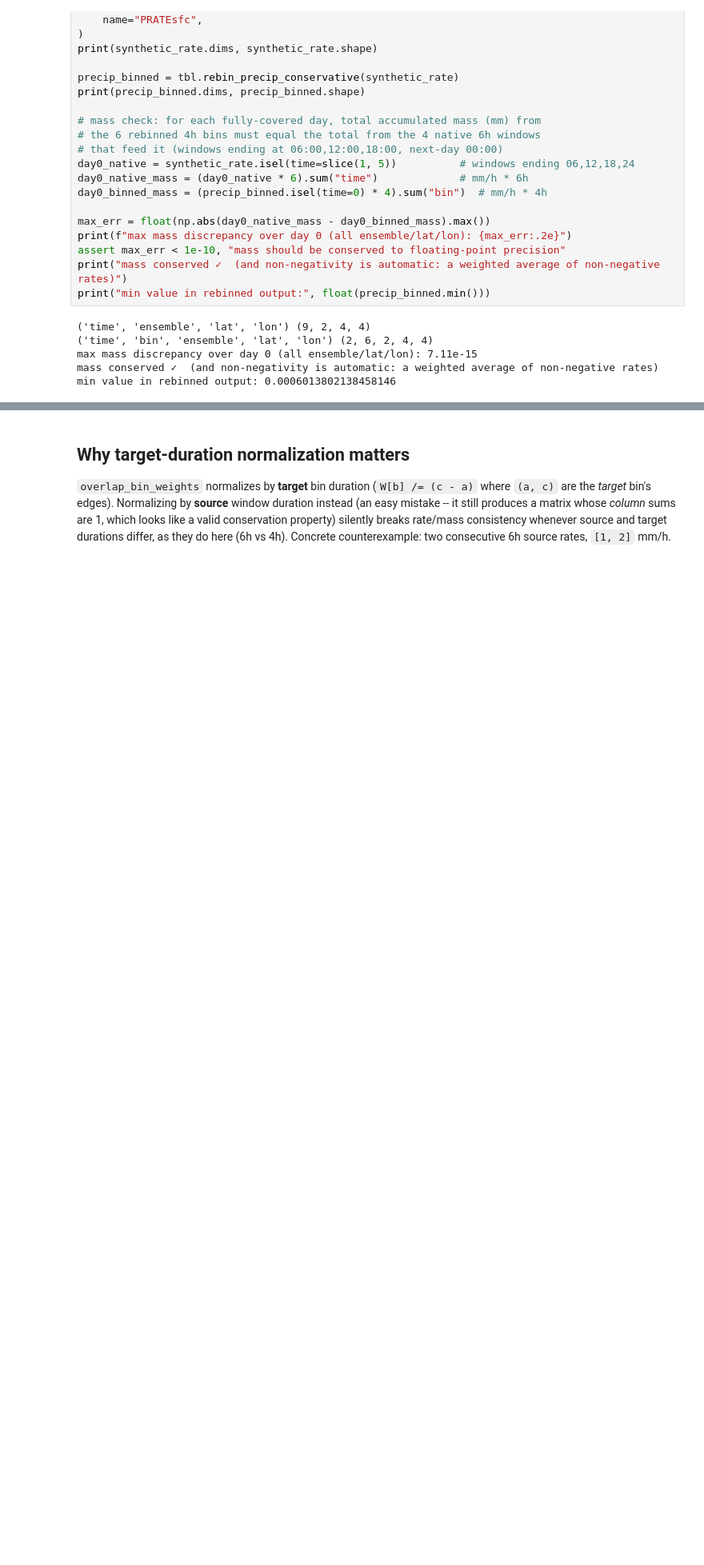
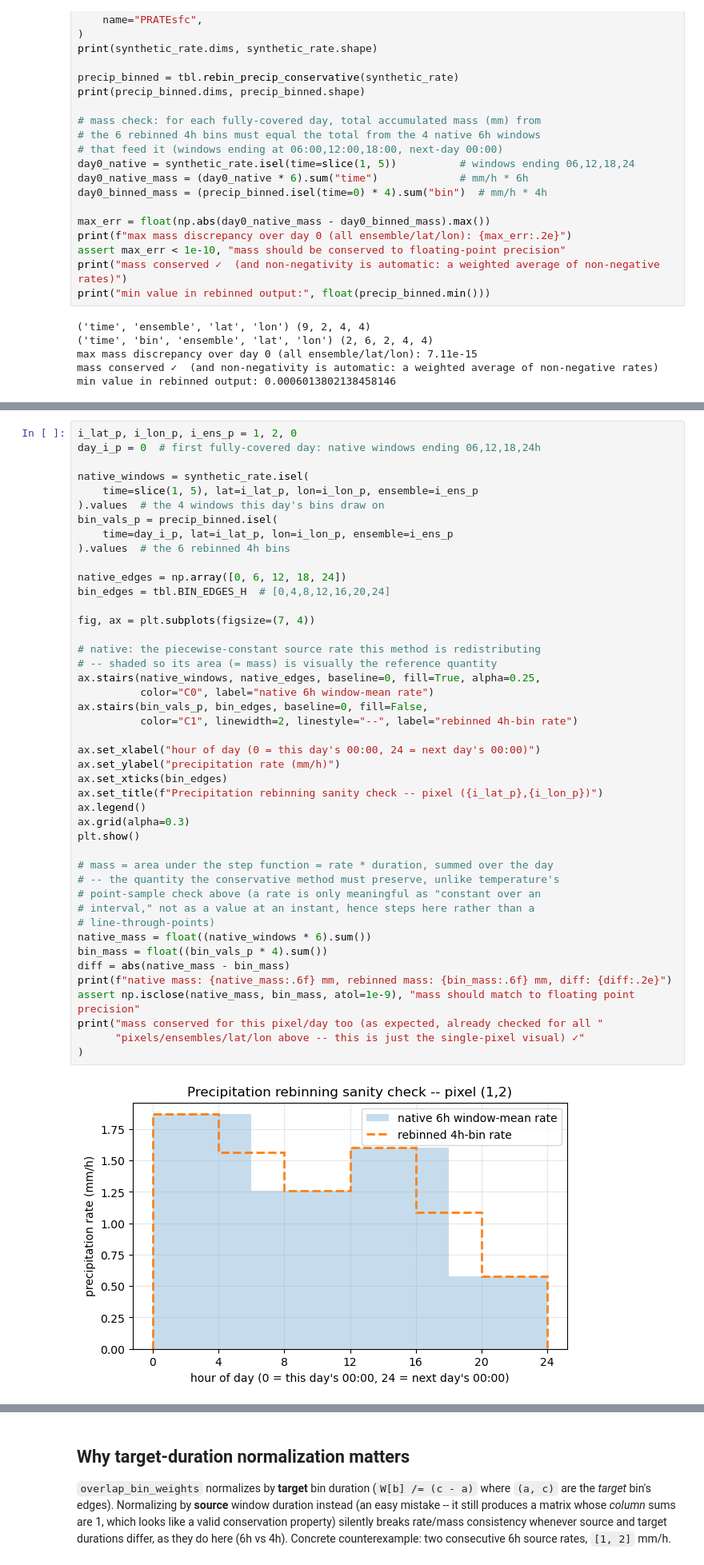
Before and after one commit to valentin-brekke/climate-hydro-pipeline, a Jupyter notebook: processing/temporal_binning/scripts/temporal_binning.ipynb, the cells around one changed output, grey strips where cells are left out. Shown at 80% size. Drawn from its saved outputs; the diff is of its cells as text; blank space fills up the shorter version.

```diff
--- a/processing/temporal_binning/scripts/temporal_binning.ipynb
+++ b/processing/temporal_binning/scripts/temporal_binning.ipynb
@@ -255,0 +270,46 @@ min value in rebinned output: 0.0006013802138458146
+# %%
+i_lat_p, i_lon_p, i_ens_p = 1, 2, 0
+day_i_p = 0  # first fully-covered day: native windows ending 06,12,18,24h
+
+native_windows = synthetic_rate.isel(
+    time=slice(1, 5), lat=i_lat_p, lon=i_lon_p, ensemble=i_ens_p
+).values  # the 4 windows this day's bins draw on
+bin_vals_p = precip_binned.isel(
+    time=day_i_p, lat=i_lat_p, lon=i_lon_p, ensemble=i_ens_p
+).values  # the 6 rebinned 4h bins
+
+native_edges = np.array([0, 6, 12, 18, 24])
+bin_edges = tbl.BIN_EDGES_H  # [0,4,8,12,16,20,24]
+
+fig, ax = plt.subplots(figsize=(7, 4))
+
+# native: the piecewise-constant source rate this method is redistributing
+# -- shaded so its area (= mass) is visually the reference quantity
+ax.stairs(native_windows, native_edges, baseline=0, fill=True, alpha=0.25,
+          color="C0", label="native 6h window-mean rate")
+ax.stairs(bin_vals_p, bin_edges, baseline=0, fill=False,
+          color="C1", linewidth=2, linestyle="--", label="rebinned 4h-bin rate")
+
+ax.set_xlabel("hour of day (0 = this day's 00:00, 24 = next day's 00:00)")
+ax.set_ylabel("precipitation rate (mm/h)")
+ax.set_xticks(bin_edges)
+ax.set_title(f"Precipitation rebinning sanity check -- pixel ({i_lat_p},{i_lon_p})")
+ax.legend()
+ax.grid(alpha=0.3)
+plt.show()
+
+# mass = area under the step function = rate * duration, summed over the day
+# -- the quantity the conservative method must preserve, unlike temperature's
+# point-sample check above (a rate is only meaningful as "constant over an
+# interval," not as a value at an instant, hence steps here rather than a
+# line-through-points)
+native_mass = float((native_windows * 6).sum())
+bin_mass = float((bin_vals_p * 4).sum())
+diff = abs(native_mass - bin_mass)
+print(f"native mass: {native_mass:.6f} mm, rebinned mass: {bin_mass:.6f} mm, diff: {diff:.2e}")
+assert np.isclose(native_mass, bin_mass, atol=1e-9), "mass should match to floating point precision"
+print("mass conserved for this pixel/day too (as expected, already checked for all "
+      "pixels/ensembles/lat/lon above -- this is just the single-pixel visual) ✓"
+)
+# %% [output]
+[figure, added]
```
Also changed, not shown: parts of 3 cells of this notebook, 3 other files.
